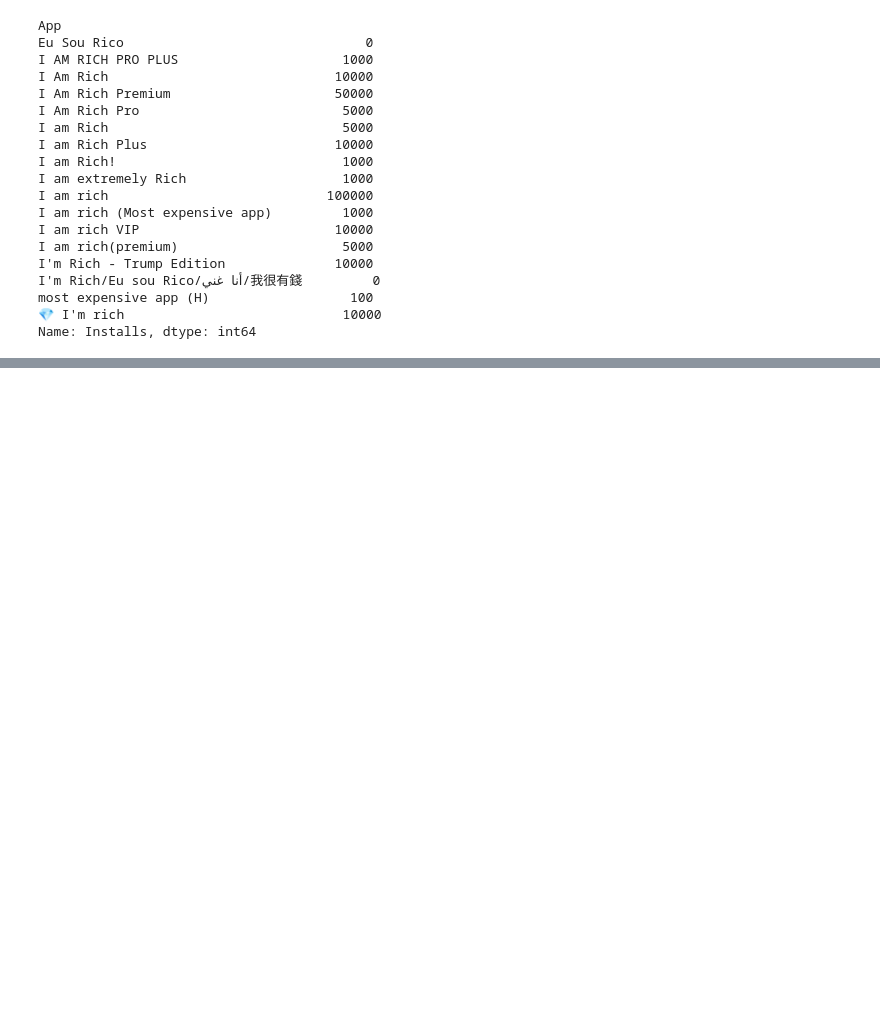
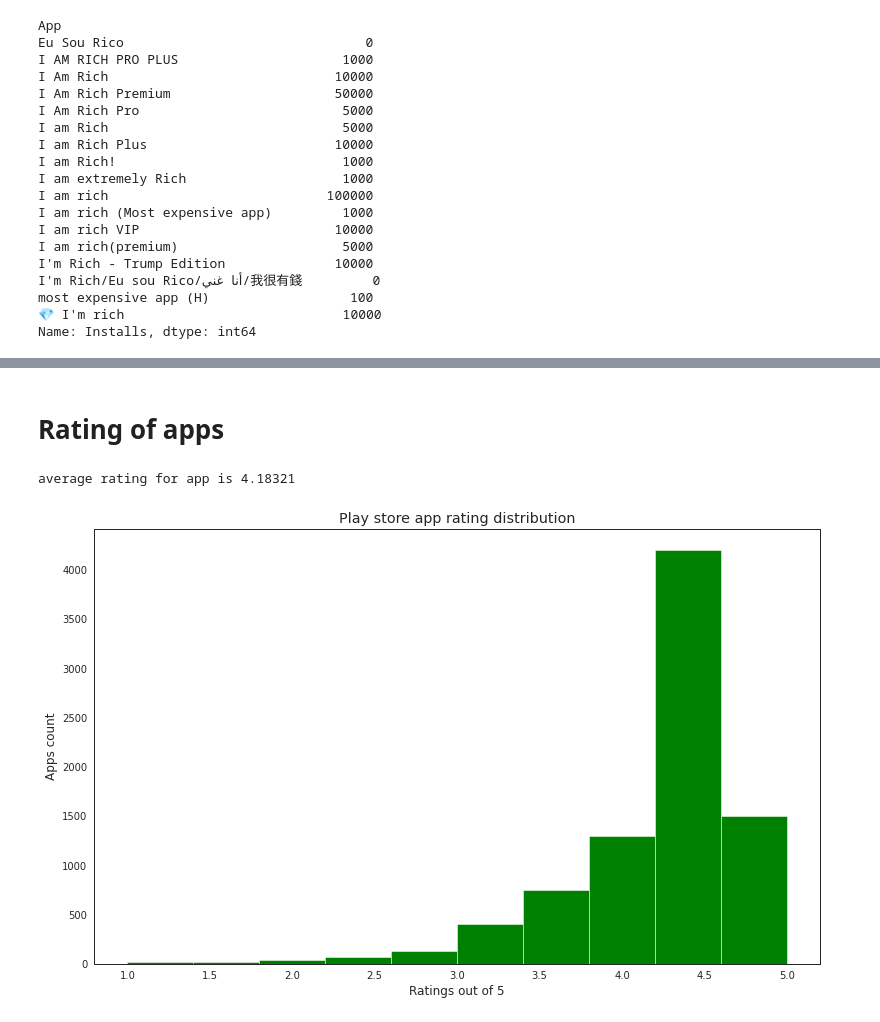
Before and after one commit to RishikaVerma21/Play-Store-Review-Analysis, a Jupyter notebook: Play_store_analysis_and_sentiment_analysis.ipynb, the cells around one changed output, grey strips where cells are left out. Drawn from its saved outputs; the diff is of its cells as text; code cells hidden in the pictures; blank space fills up the shorter version.

```diff
--- a/Play_store_analysis_and_sentiment_analysis.ipynb
+++ b/Play_store_analysis_and_sentiment_analysis.ipynb
@@ -550,0 +564,16 @@ rcParams['figure.figsize'] = 30,9
+# %% [markdown]
+# Rating of apps
+# %%
+#plot histogram from rating column
+plt.figure(figsize=(13,8))
+print(f"average rating for app is {round(play_store_df['Rating'].mean(),5)}")
+
+play_store_df['Rating'].hist(color='g')
+plt.title('Play store app rating distribution')
+plt.ylabel('Apps count')
+plt.xlabel('Ratings out of 5')
+plt.grid(False)
+plt.show()
+# %% [output]
+average rating for app is 4.18321
+[figure, added]
```
Also changed, not shown: parts of 10 cells of this notebook.
